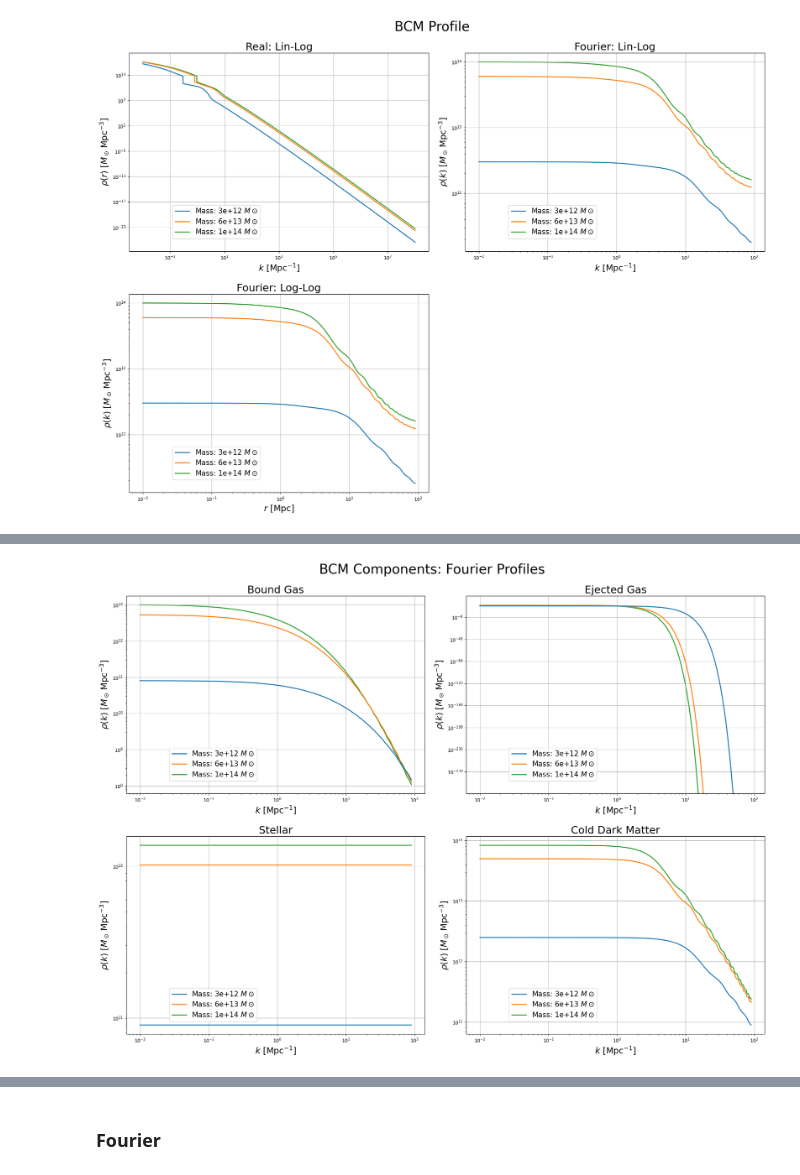
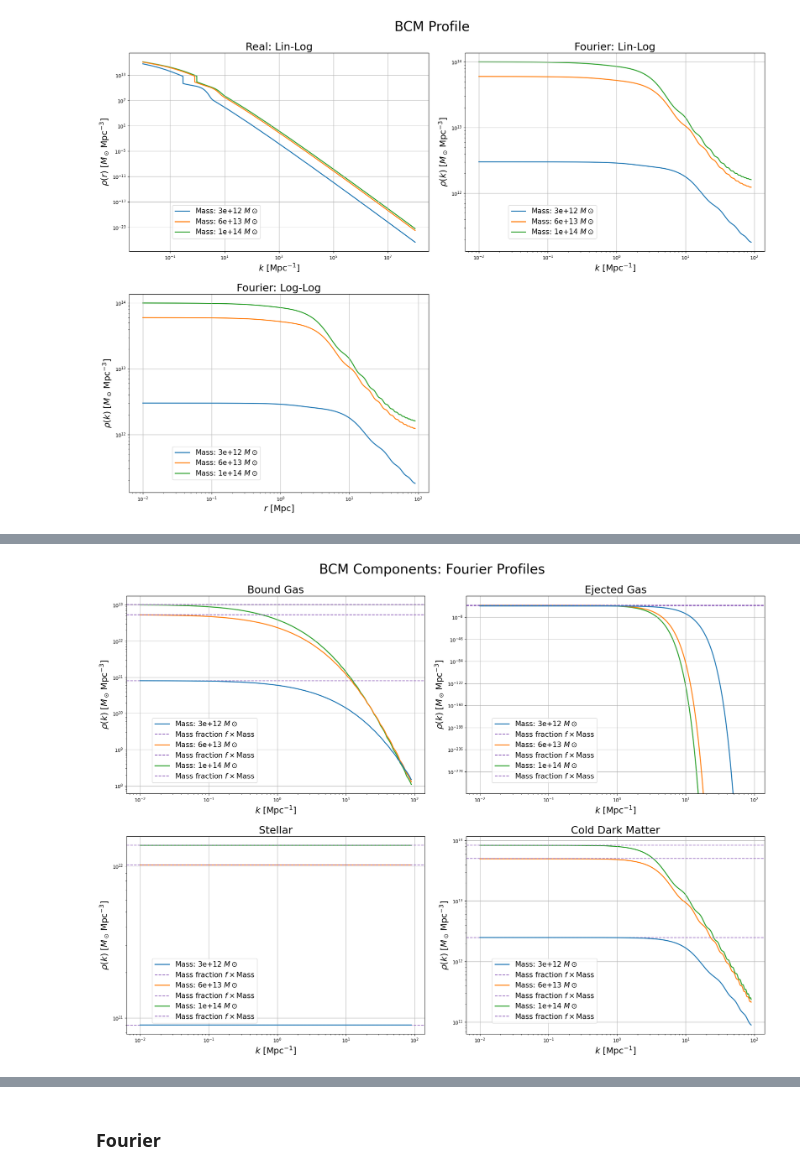
Before and after one commit to Catherine-Lambe/Oxford-Internship-Practices, a Jupyter notebook: symposium presentation/Symposium plots.ipynb, the cells around one changed output, grey strips where cells are left out. Cells and saved outputs as stored; diff of their text form; code cells hidden in the pictures.

```diff
--- a/symposium presentation/Symposium plots.ipynb
+++ b/symposium presentation/Symposium plots.ipynb
@@ -354,49 +356,53 @@ fig.tight_layout(pad=2)
 # %%
 fig, ax = plt.subplots(2,2, figsize=(20,15))
 plt.suptitle('BCM Components: Fourier Profiles', fontsize=28)
-# bound, ejected, stellar, cdm
+# bcm_f_list = [CDM, Stellar, Ejected Gas, Bound Gas, Total BCM]
 
 for j, prof in enumerate(bcm_bd_fourier[0]):
-    ax[0,0].plot(trial_k, prof, label=f'Mass: {trial_M[j]:.1g} $M \\odot$', zorder=len(profile)-j, linewidth=2)
+    ax[0,0].plot(trial_k, prof, label=f'Mass: {trial_M[j]:.1g} $M \\odot$', zorder=len(trial_M)-j, linewidth=2)
+    ax[0,0].axhline(bcm_f_list[3][j]*trial_M[j], color='tab:purple', linestyle='--', label=f'Mass fraction $f \\times$Mass')
     ax[0,0].set_xscale('log')
     ax[0,0].set_yscale('log')
     ax[0,0].grid(True)
-    ax[0,0].legend(loc='best', bbox_to_anchor=(0.45,0.25), fontsize=15)
+    ax[0,0].legend(loc='best', bbox_to_anchor=(0.45,0.4), fontsize=15)
     ax[0,0].set_ylabel(r'$\rho(k)\, \,[M_\odot\,{\rm Mpc}^{-3}]$', fontsize=18)
     ax[0,0].set_xlabel(r'$k\, \,[{\rm Mpc^{-1}}]$', fontsize=18);
     ax[0,0].set_title('Bound Gas', fontsize=22);
 
 for j, prof in enumerate(bcm_ej_fourier):
-    ax[0,1].plot(trial_k, prof, label=f'Mass: {trial_M[j]:.1g} $M \\odot$', zorder=len(profile)-j, linewidth=2)
+    ax[0,1].plot(trial_k, prof, label=f'Mass: {trial_M[j]:.1g} $M \\odot$', zorder=len(trial_M)-j, linewidth=2)
+    ax[0,1].axhline(bcm_f_list[2][j]*trial_M[j], color='tab:purple', linestyle='--', label=f'Mass fraction $f \\times$Mass')
     ax[0,1].set_xscale('log')
     ax[0,1].set_yscale('log')
     ax[0,1].grid(True)
-    ax[0,1].legend(loc='best', bbox_to_anchor=(0.45,0.25), fontsize=15)
+    ax[0,1].legend(loc='best', bbox_to_anchor=(0.45,0.4), fontsize=15)
     ax[0,1].set_ylabel(r'$\rho(k)\, \,[M_\odot\,{\rm Mpc}^{-3}]$', fontsize=18)
     ax[0,1].set_xlabel(r'$k\, \,[{\rm Mpc^{-1}}]$', fontsize=18);
     ax[0,1].set_title('Ejected Gas', fontsize=22);
 
 for j, prof in enumerate(bcm_stel_fourier):
-    ax[1,0].plot(trial_k, prof, label=f'Mass: {trial_M[j]:.1g} $M \\odot$', zorder=len(profile)-j, linewidth=2)
+    ax[1,0].plot(trial_k, prof, label=f'Mass: {trial_M[j]:.1g} $M \\odot$', zorder=len(trial_M)-j, linewidth=2)
+    ax[1,0].axhline(bcm_f_list[1][j]*trial_M[j], color='tab:purple', linestyle='--', label=f'Mass fraction $f \\times$Mass')
     ax[1,0].set_xscale('log')
     ax[1,0].set_yscale('log')
     ax[1,0].grid(True)
-    ax[1,0].legend(loc='best', bbox_to_anchor=(0.45,0.25), fontsize=15)
+    ax[1,0].legend(loc='best', bbox_to_anchor=(0.45,0.4), fontsize=15)
     ax[1,0].set_ylabel(r'$\rho(k)\, \,[M_\odot\,{\rm Mpc}^{-3}]$', fontsize=18)
     ax[1,0].set_xlabel(r'$k\, \,[{\rm Mpc^{-1}}]$', fontsize=18);
     ax[1,0].set_title('Stellar', fontsize=22);
 
 for j, prof in enumerate(bcm_cdm_fourier):
-    ax[1,1].plot(trial_k, prof, label=f'Mass: {trial_M[j]:.1g} $M \\odot$', zorder=len(profile)-j, linewidth=2)
+    ax[1,1].plot(trial_k, prof, label=f'Mass: {trial_M[j]:.1g} $M \\odot$', zorder=len(trial_M)-j, linewidth=2)
+    ax[1,1].axhline(bcm_f_list[0][j]*trial_M[j], color='tab:purple', linestyle='--', label=f'Mass fraction $f \\times$Mass')
     ax[1,1].set_xscale('log')
     ax[1,1].set_yscale('log')
     ax[1,1].grid(True)
-    ax[1,1].legend(loc='best', bbox_to_anchor=(0.45,0.25), fontsize=15)
+    ax[1,1].legend(loc='best', bbox_to_anchor=(0.45,0.4), fontsize=15)
     ax[1,1].set_ylabel(r'$\rho(k)\, \,[M_\odot\,{\rm Mpc}^{-3}]$', fontsize=18)
     ax[1,1].set_xlabel(r'$k\, \,[{\rm Mpc^{-1}}]$', fontsize=18);
     ax[1,1].set_title('Cold Dark Matter', fontsize=22);
 
 fig.tight_layout(pad=2)
-#fig.savefig('bcm_components_fourier.pdf', dpi=800);
+#fig.savefig('bcm_components_fourier_mass.pdf', dpi=800);
 # %% [output]
-[figure, old version]
+[figure, new version]
```
Also changed, not shown: parts of 4 cells of this notebook, 2 other files.
